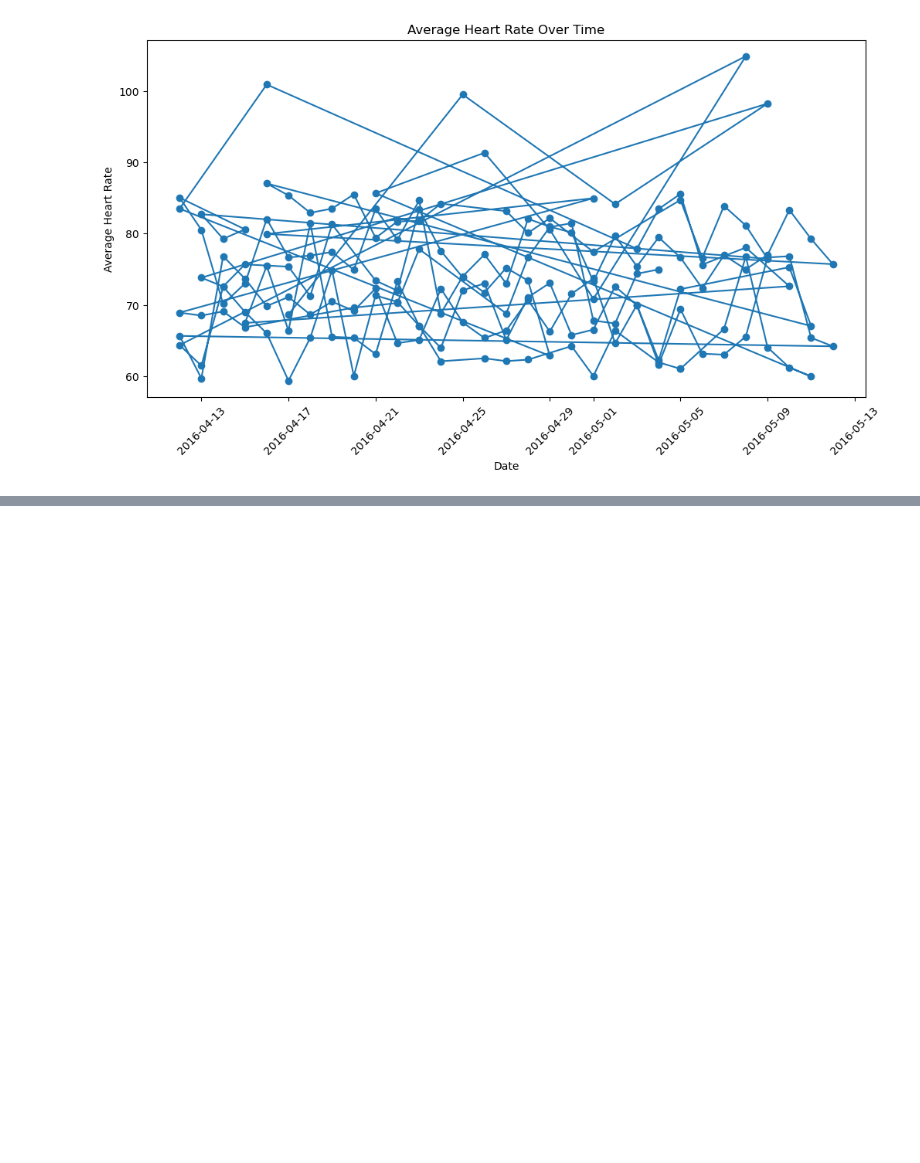
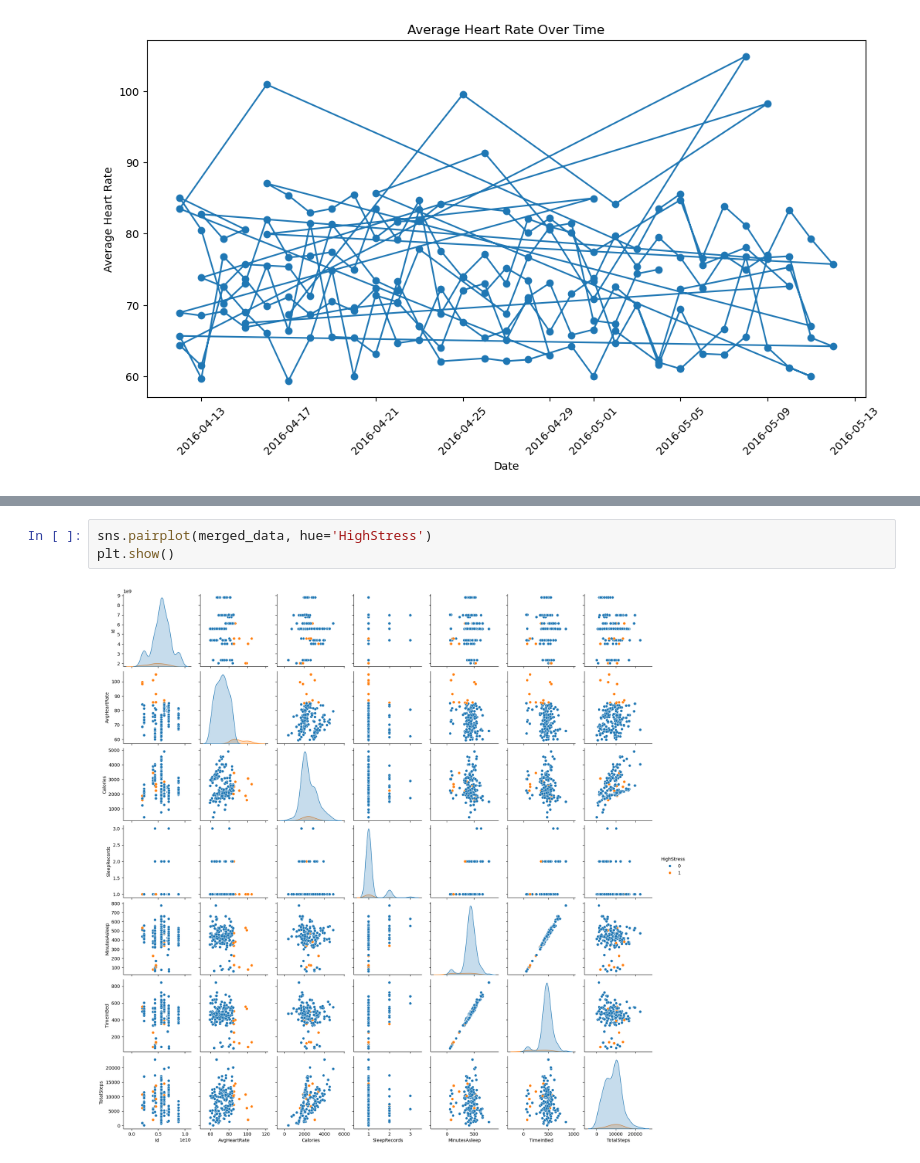
Before and after one commit to George-glor/health_analysis, a Jupyter notebook: heart_rate_stress_analysis.ipynb, the cells around one changed output, grey strips where cells are left out. Saved outputs shown, nothing was run; the diff lists cells and outputs as text; blank space fills up the shorter version.

```diff
--- a/heart_rate_stress_analysis.ipynb
+++ b/heart_rate_stress_analysis.ipynb
@@ -340,0 +361,5 @@ plt.show()
+# %%
+sns.pairplot(merged_data, hue='HighStress')
+plt.show()
+# %% [output]
+[figure, added]
```
Also changed, not shown: parts of 3 cells of this notebook.
